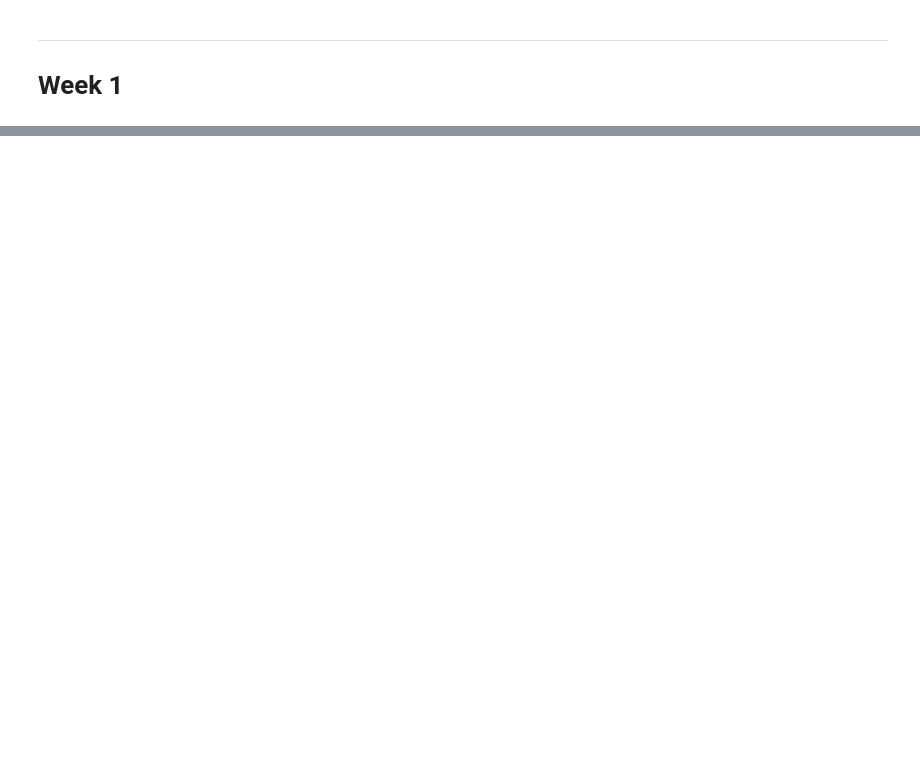
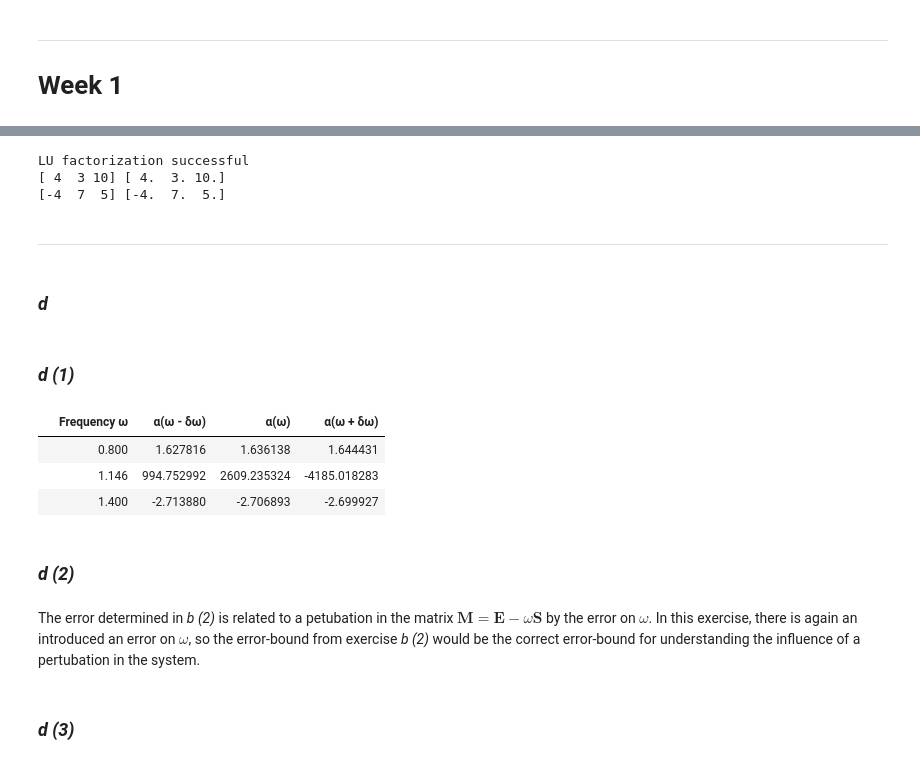
Before and after one commit to nielsdavidsen/Scientific_Computing_2025, a Jupyter notebook: Assignments/Assignment_1/Assignment1.ipynb, the cells around one changed output, grey strips where cells are left out. Cells and saved outputs as stored; diff of their text form; code cells hidden in the pictures; blank space fills up the shorter version.

```diff
--- a/Assignments/Assignment_1/Assignment1.ipynb
+++ b/Assignments/Assignment_1/Assignment1.ipynb
@@ -59,0 +227,29 @@ cond_numbs = [calc_condnumb_maxnorm(E_wS(Amat, Bmat, wi)) for wi in w]
+# %%
+A = np.array([[2, 1, 1],
+              [4, 1, 4],
+              [-6, -5, 3]])
+
+b = np.array([4, 11, 4])
+L, U = lu_factorize(A)
+
+A_recon = np.matmul(L, U)
+if np.allclose(A, A_recon):
+    print("LU factorization successful")
+else:
+    print("LU factorization failed")
+
+y = forward_substitute(L, b)
+y_test = np.linalg.solve(L, b)
+print(y, y_test)
+
+x = backward_substitute(U, y)
+x_test = np.linalg.solve(A, b)
+print(x, x_test)
+# %% [output]
+LU factorization successful
+[ 4  3 10] [ 4.  3. 10.]
+[-4  7  5] [-4.  7.  5.]
+# %% [markdown]
+______
+# %% [markdown]
+### *d*
@@ -59,0 +270,33 @@ cond_numbs = [calc_condnumb_maxnorm(E_wS(Amat, Bmat, wi)) for wi in w]
+# %% [markdown]
+### *d (1)*
+# %%
+
+omegas = w + [w_i + dw for w_i, dw in zip(w, [dw]*len(w))]
+omegas = omegas + [w_i - dw for w_i, dw in zip(w, [dw]*len(w))]
+
+alphas = []
+for w_i in omegas:
+    alphas.append(solve_alpha(w_i))
+
+# Make omegas and alphas into a dataframe for easier showing
+import pandas as pd
+
+df = pd.DataFrame({r'Frequency ω': omegas[:3],
+                   r'α(ω - ẟω)': alphas[6:9],
+                   r'α(ω)': alphas[:3],
+                   r'α(ω + ẟω)': alphas[3:6]
+                   })
+
+df.index = ['', '', '']
+display(df)
+# %% [output]
+|  | Frequency ω | α(ω - ẟω) | α(ω) | α(ω + ẟω) |
+|  | 0.800 | 1.627816 | 1.636138 | 1.644431 |
+|  | 1.146 | 994.752992 | 2609.235324 | -4185.018283 |
+|  | 1.400 | -2.713880 | -2.706893 | -2.699927 |
+# %% [markdown]
+### *d (2)*
+# %% [markdown]
+The error determined in *b (2)* is related to a petubation in the matrix $\textbf{M} = \textbf{E} - \omega \textbf{S}$ by the error on $\omega$. In this exercise, there is again an introduced an error on $\omega$, so the error-bound from exercise *b (2)* would be the correct error-bound for understanding the influence of a pertubation in the system.
+# %% [markdown]
+### *d (3)*
```
Also changed, not shown: parts of 32 cells of this notebook, 2 other files.
